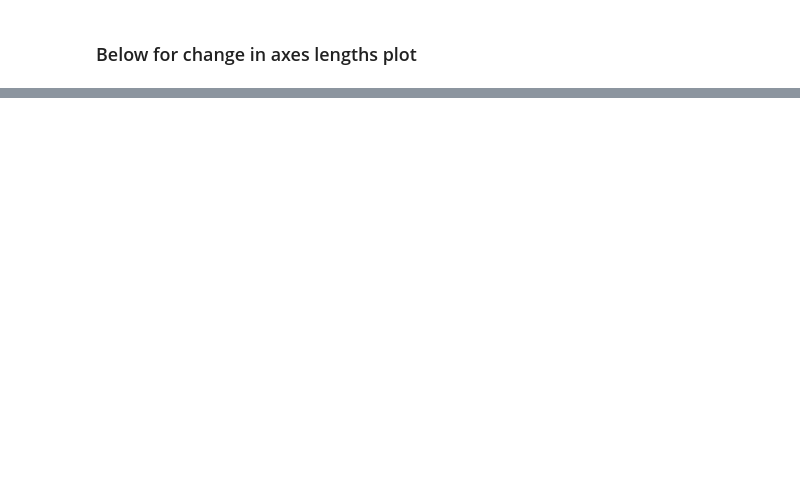
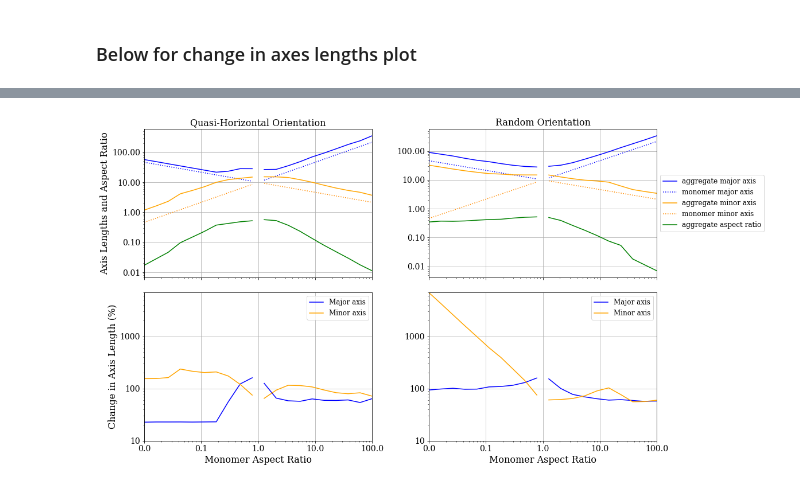
Before and after one commit to vprzybylo/IPAS, a Jupyter notebook: analysis/Part_I_reproducible_figs.ipynb, the cells around one changed output, grey strips where cells are left out. Saved outputs shown, nothing was run; the diff lists cells and outputs as text; code cells hidden in the pictures; blank space fills up the shorter version.

```diff
--- a/analysis/Part_I_reproducible_figs.ipynb
+++ b/analysis/Part_I_reproducible_figs.ipynb
@@ -72,7 +76,7 @@ for c,n in enumerate(Na):
 #displays variance between simulations due to random built in
 #functions in IPAS
 Na=300
-N = [1,2,3,4]
+N = [1,2,3,4]  # different simulations
 
 agg_as_flat_runs = np.empty((len(N), len(phioarr), Na))
 agg_cs_flat_runs = np.empty((len(N), len(phioarr), Na))
@@ -114,8 +118,7 @@ for c,n in enumerate(N): #loop over simulations
         neg_error_flat_runs[c,i]=batch.neg_error
         #get char a axis also
         batch = Batch(agg_as_flat_runs[c,i,:]) #need to specify which simulation
-        batch.fit_distribution(plot=True)
-        print(phioarr[i])
+        batch.fit_distribution(plot=False)
         chs_as_flat_runs[c,i]=batch.gamma_ch
         batch = Batch(agg_cs_flat_runs[c,i,:]) #need to specify which simulation
         batch.fit_distribution(plot=False)
@@ -297,14 +170,14 @@ for c, phio in enumerate(phioarr):
 # %%
 phio=np.logspace(-2, 2, num=20, dtype=None)
 phio_p=phio[:10]
-phio_c = 1/phio[10:]
+phio_c = phio[10:]
 r=10
 mono_as=[]
 mono_cs=[]
 for phi in phio:
-    mono_a =(r ** 3 / phi) ** (1. / 3.) #major axis
+    mono_a =(r ** 3 / phi) ** (1. / 3.) # monomer major axis
     mono_as.append(mono_a)
-    mono_cs.append(phi * mono_a) #minor axis
+    mono_cs.append(phi * mono_a) # monomer minor axis
 mono_as_p=mono_as[:10]
 mono_as_c=mono_as[10:]
 mono_cs_p=mono_cs[:10]
@@ -497,0 +242,12 @@ plt.savefig('../plots/partI_change_in_axes.pdf', bbox_inches = 'tight')
+# %%
+plots.axislengths_aspectratios(phio_p, phio_c, mono_as_p, mono_cs_p, mono_as_c, mono_cs_c,
+                               agg_as_flat_plates, agg_as_flat_columns, agg_as_rand_plates,
+                               agg_as_rand_columns, agg_cs_flat_plates, agg_cs_flat_columns,
+                               agg_cs_rand_plates, agg_cs_rand_columns, agg_phi_flat_plates,
+                               agg_phi_flat_columns, agg_phi_rand_plates, agg_phi_rand_columns,
+                               delta_flat_plates_major, delta_flat_plates_minor,
+                               delta_flat_columns_major, delta_flat_columns_minor,
+                               delta_rand_plates_major, delta_rand_plates_minor,
+                               delta_rand_columns_major, delta_rand_columns_minor, save_fig=True)
+# %% [output]
+[figure, added]
```
Also changed, not shown: parts of 14 cells of this notebook, 2 other files.
